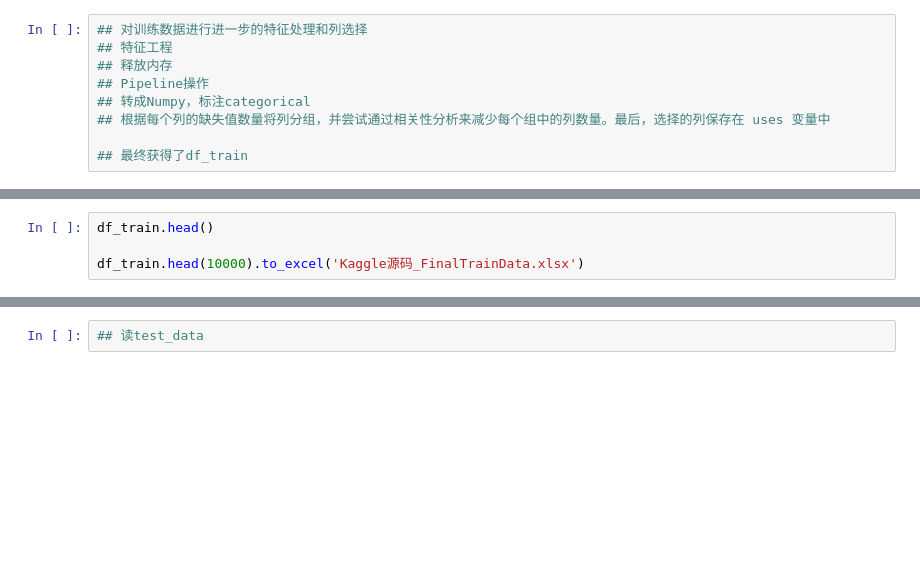
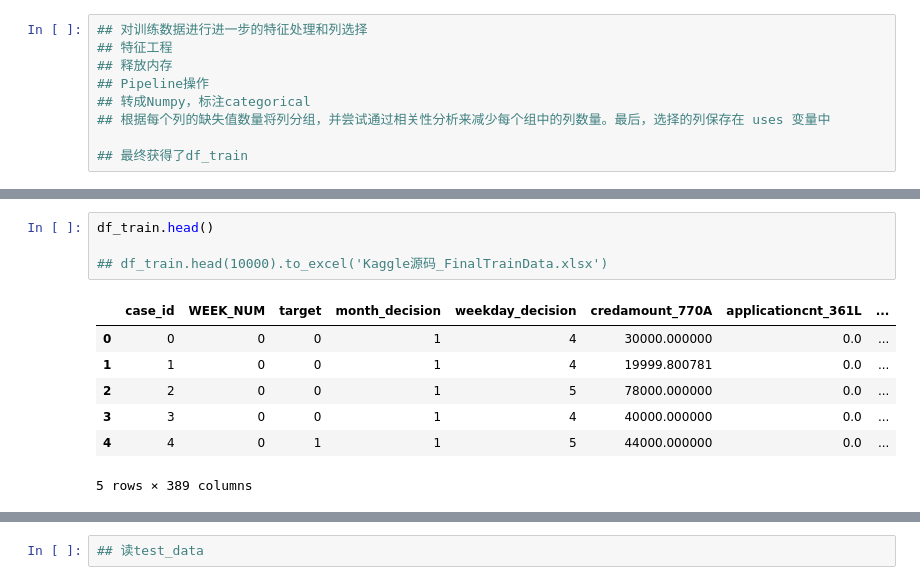
Before and after one commit to VivianGuo0/Kaggle_Credit-Risk, a Jupyter notebook: Data_Preprocessing.ipynb, the cells around one changed output, grey strips where cells are left out. Cells and saved outputs as stored; diff of their text form; blank space fills up the shorter version.

```diff
--- a/Data_Preprocessing.ipynb
+++ b/Data_Preprocessing.ipynb
@@ -366,7 +366,15 @@ Wall time: 5min 56s
 # %%
 df_train.head()
 
-df_train.head(10000).to_excel('Kaggle源码_FinalTrainData.xlsx')
+## df_train.head(10000).to_excel('Kaggle源码_FinalTrainData.xlsx')
+# %% [output]
+|  | case_id | WEEK_NUM | target | month_decision | weekday_decision | credamount_770A | applicationcnt_361L | ... |
+| 0 | 0 | 0 | 0 | 1 | 4 | 30000.000000 | 0.0 | ... |
+| 1 | 1 | 0 | 0 | 1 | 4 | 19999.800781 | 0.0 | ... |
+| 2 | 2 | 0 | 0 | 1 | 5 | 78000.000000 | 0.0 | ... |
+| 3 | 3 | 0 | 0 | 1 | 4 | 40000.000000 | 0.0 | ... |
+| 4 | 4 | 0 | 1 | 1 | 5 | 44000.000000 | 0.0 | ... |
+5 rows × 389 columns
 # %%
 sample = pd.read_csv("./sample_submission.csv")
 device='gpu'
```
Also changed, not shown: parts of 8 cells of this notebook.
